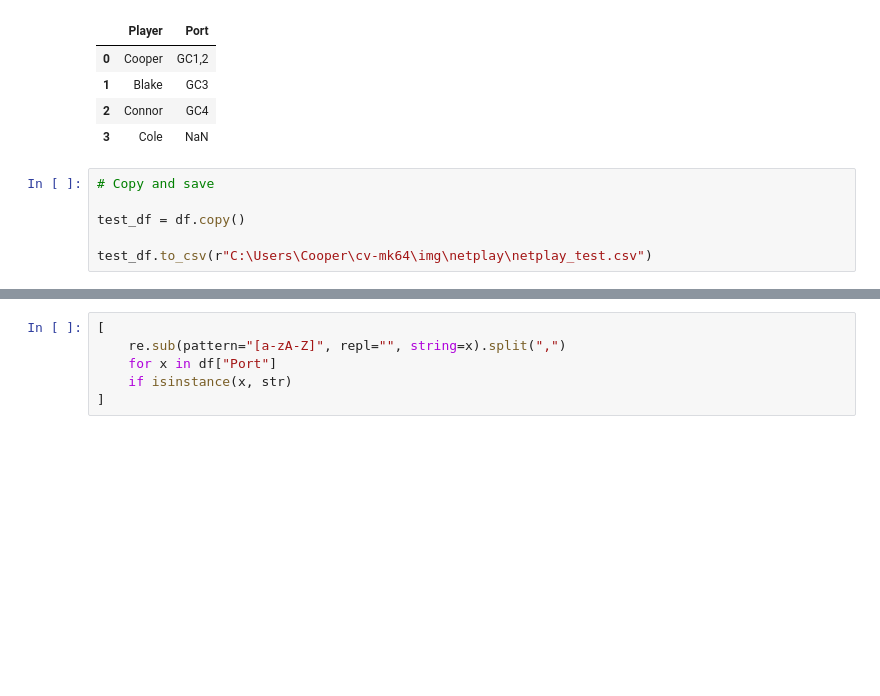
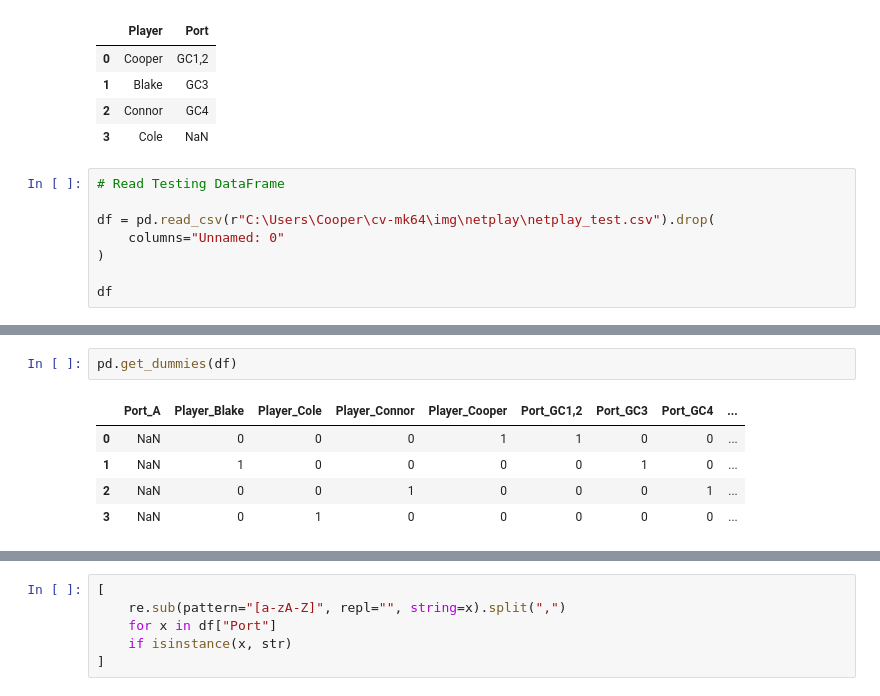
Before and after one commit to c-goodman/cv-mk64, a Jupyter notebook: 000_scrape_netplay.ipynb, the cells around one changed output, grey strips where cells are left out. Cells and saved outputs as stored; diff of their text form; blank space fills up the shorter version.

```diff
--- a/000_scrape_netplay.ipynb
+++ b/000_scrape_netplay.ipynb
@@ -149,8 +150,10 @@ df
 | 2 | Connor | GC4 |
 | 3 | Cole | NaN |
 # %%
-# Copy and save
+# Read Testing DataFrame
 
-test_df = df.copy()
+df = pd.read_csv(r"C:\Users\Cooper\cv-mk64\img\netplay\netplay_test.csv").drop(
+    columns="Unnamed: 0"
+)
 
-test_df.to_csv(r"C:\Users\Cooper\cv-mk64\img\netplay\netplay_test.csv")
+df
@@ -160,0 +209,8 @@ df["Port"].str.replace(pat="[a-zA-Z]", repl="", regex=True).str.split(",")[0]
+# %%
+pd.get_dummies(df)
+# %% [output]
+|  | Port_A | Player_Blake | Player_Cole | Player_Connor | Player_Cooper | Port_GC1,2 | Port_GC3 | Port_GC4 | ... |
+| 0 | NaN | 0 | 0 | 0 | 1 | 1 | 0 | 0 | ... |
+| 1 | NaN | 1 | 0 | 0 | 0 | 0 | 1 | 0 | ... |
+| 2 | NaN | 0 | 0 | 1 | 0 | 0 | 0 | 1 | ... |
+| 3 | NaN | 0 | 1 | 0 | 0 | 0 | 0 | 0 | ... |
```
Also changed, not shown: parts of 14 cells of this notebook.
